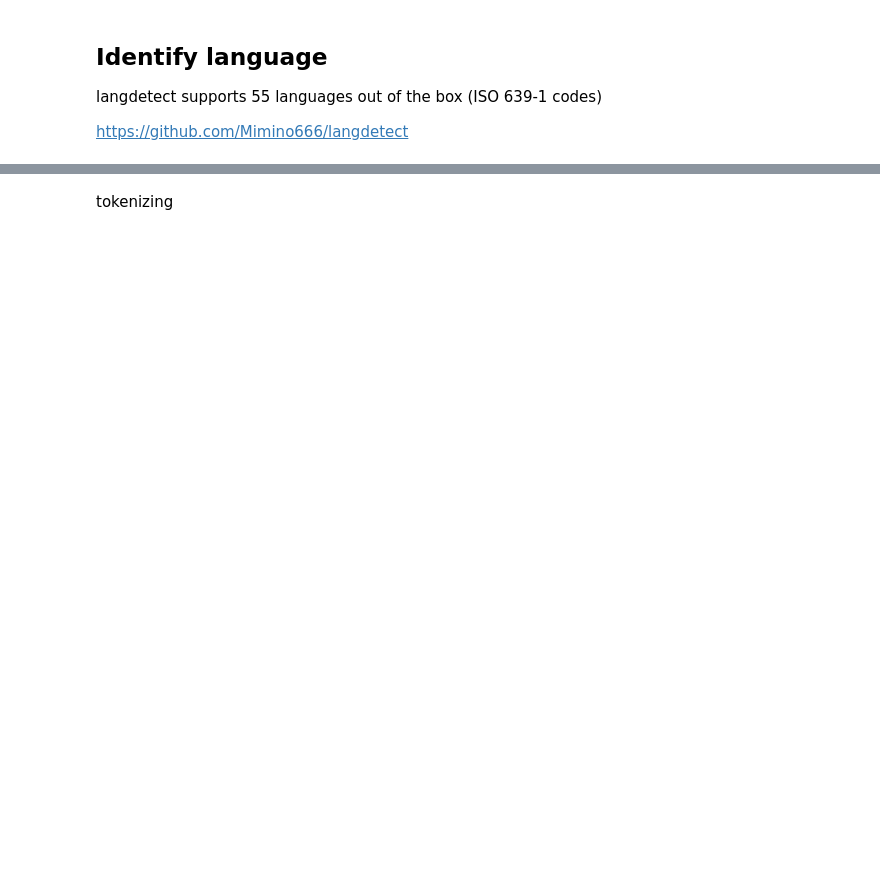
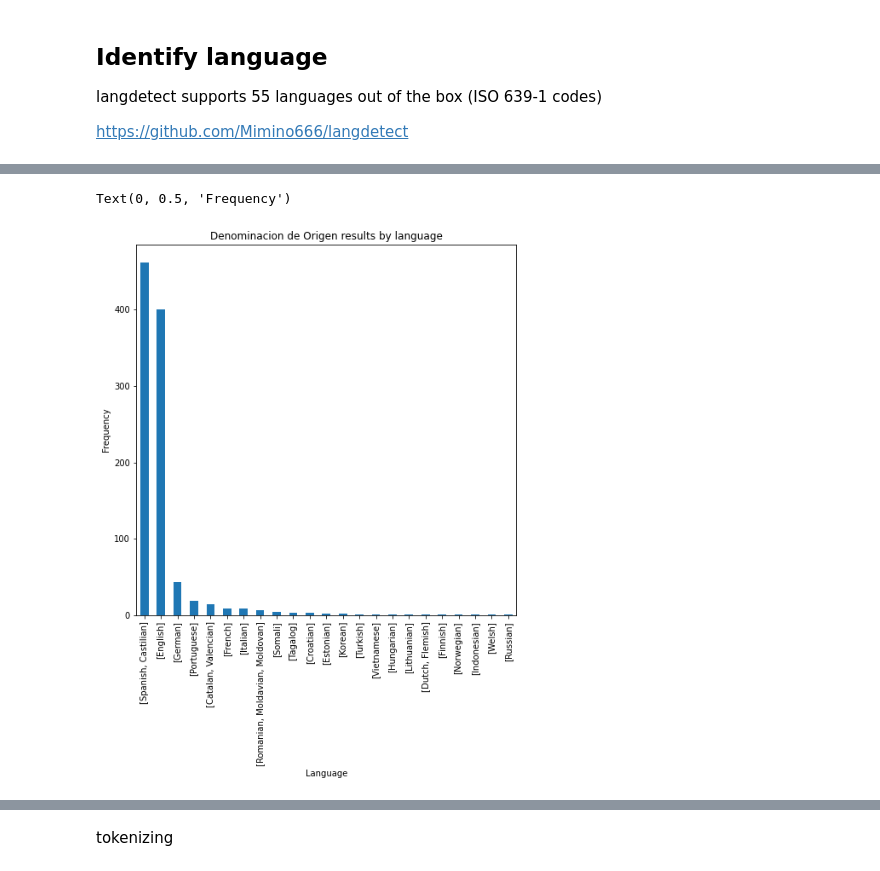
Before and after one commit to urdaibayc/mmezcal-II, a Jupyter notebook: data_wrangling.ipynb, the cells around one changed output, grey strips where cells are left out. Cells and saved outputs as stored; diff of their text form; code cells hidden in the pictures; blank space fills up the shorter version.

```diff
--- a/data_wrangling.ipynb
+++ b/data_wrangling.ipynb
@@ -59,0 +125,9 @@ b.detect_language()
+# %%
+ax = todos[2]['Language'].value_counts().plot(kind='bar',
+                                    figsize=(8,8),
+                                    title="Denominacion de Origen results by language")
+ax.set_xlabel("Language")
+ax.set_ylabel("Frequency")
+# %% [output]
+Text(0, 0.5, 'Frequency')
+[figure, added]
```
Also changed, not shown: parts of 25 cells of this notebook, 11 other files.
